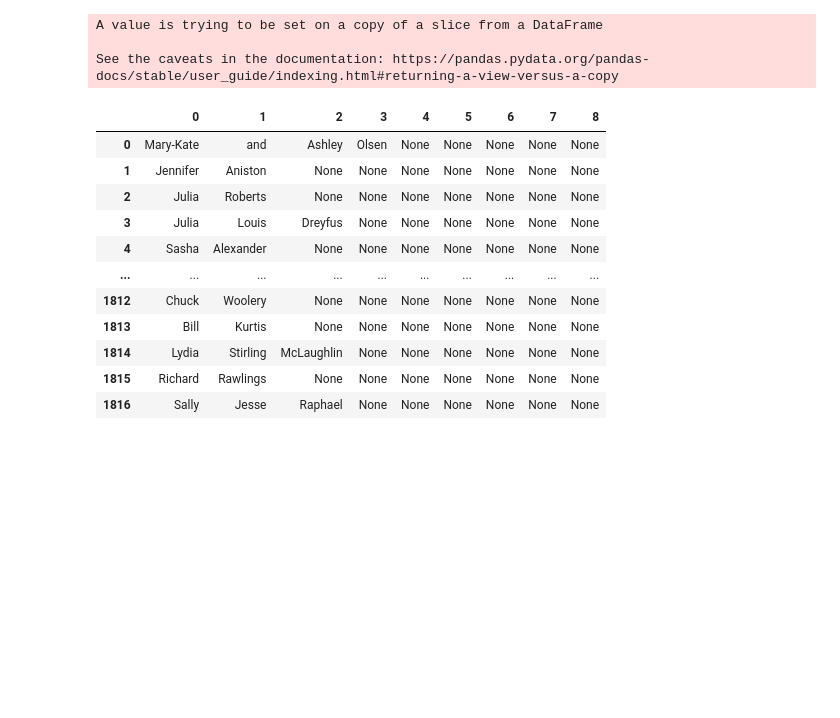
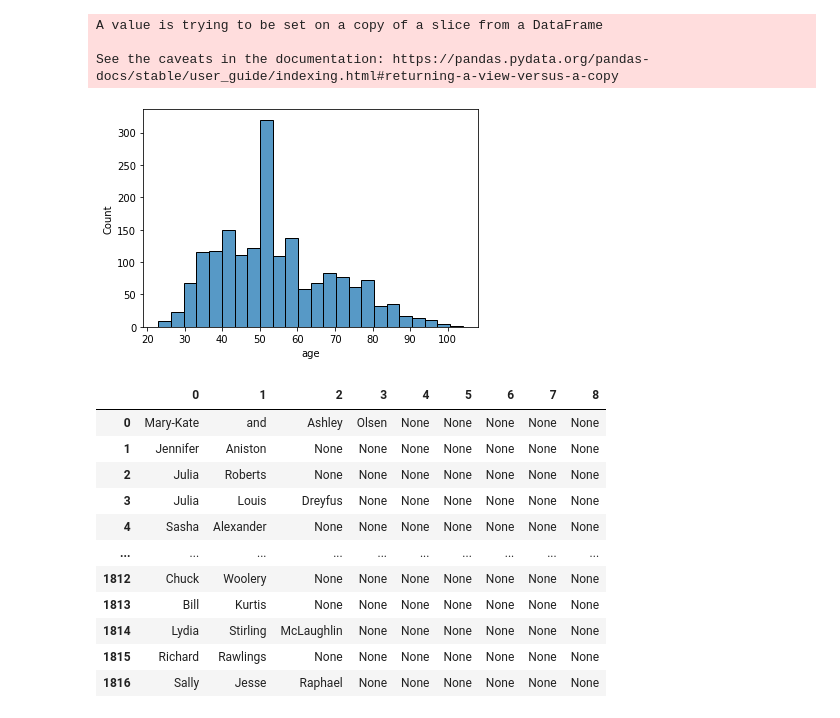
Before and after one commit to soumyadipghorai/Predictos, a Jupyter notebook: model_training.ipynb, the cells around one changed output. Saved outputs shown, nothing was run; the diff lists cells and outputs as text; code cells hidden in the pictures; blank space fills up the shorter version.

```diff
--- a/model_training.ipynb
+++ b/model_training.ipynb
@@ -148,6 +148,10 @@ A value is trying to be set on a copy of a slice from a DataFrame
 See the caveats in the documentation: https://pandas.pydata.org/pandas-docs/stable/user_guide/indexing.html#returning-a-view-versus-a-copy
 # %%
 px.box(df, df.age)
+# %%
+sns.histplot(df.age);
+# %% [output]
+[figure, added]
 # %%
 splitted_name = df.Name.str.split(' ', expand = True )
 splitted_name
```
Also changed, not shown: parts of 8 cells of this notebook, 3 other files.
